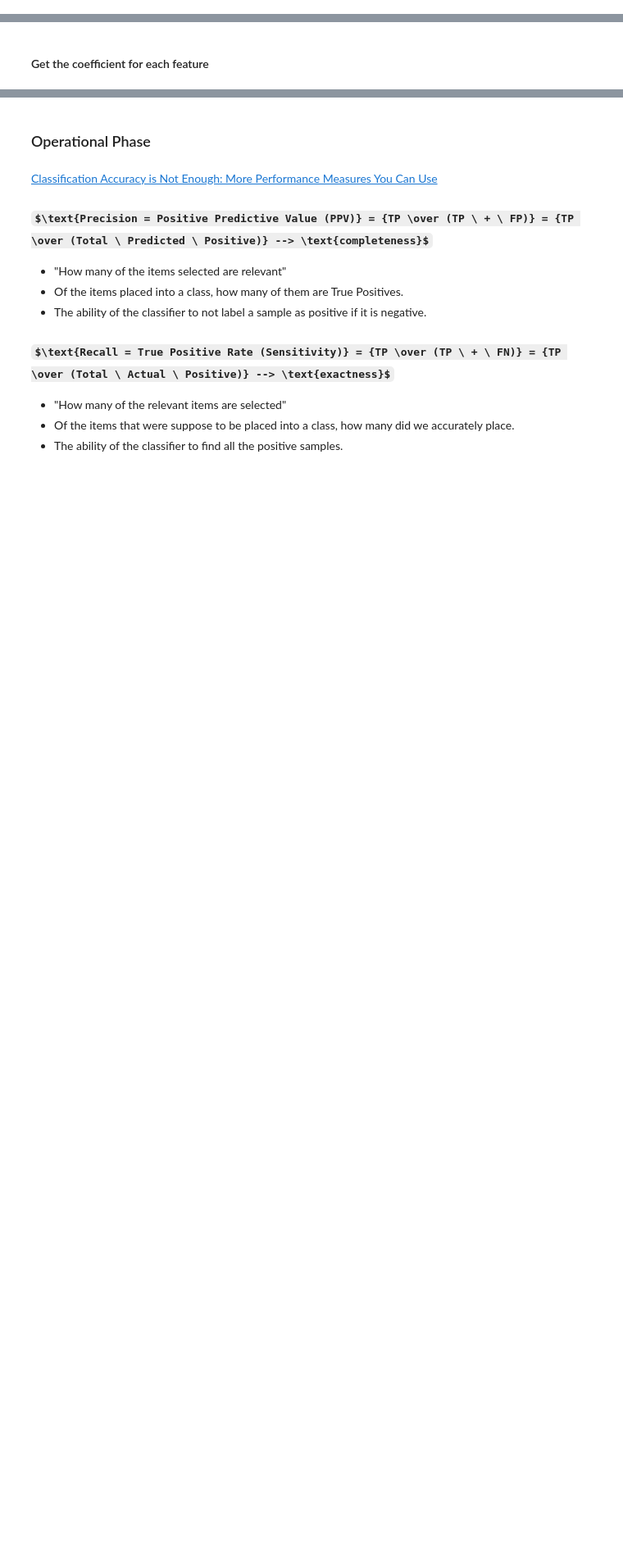
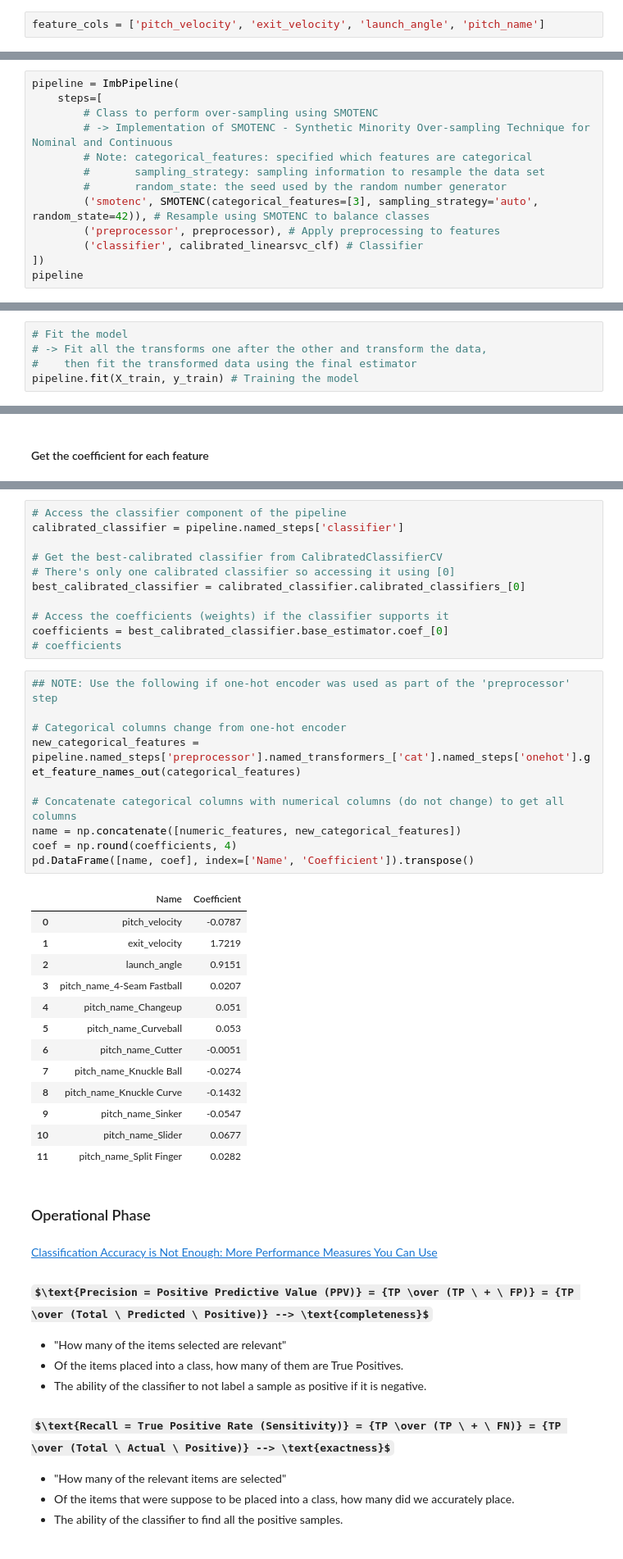
Before and after one commit to tweichle/Predicting-Baseball-Statistics, a Jupyter notebook: Classification/Support Vector Machine-Classification with Over-Sampling Implementation for Baseball Outcomes.ipynb, the cells around one changed output, grey strips where cells are left out. Shown at 82% size. Saved outputs shown, nothing was run; the diff lists cells and outputs as text; some formulas as TeX source; blank space fills up the shorter version.

```diff
--- a/Classification/Support Vector Machine-Classification with Over-Sampling Implementation for Baseball Outcomes.ipynb
+++ b/Classification/Support Vector Machine-Classification with Over-Sampling Implementation for Baseball Outcomes.ipynb
@@ -1105,3 +1109,5 @@ feature_cols = ['pitch_name_4-Seam Fastball', 'pitch_name_Changeup', 'pitch_name
+# %%
+feature_cols = ['pitch_velocity', 'exit_velocity', 'launch_angle', 'pitch_name']
 # %%
 # Create X and y
 X = all_MLB_teams2015_2017_new[feature_cols]
@@ -1180,0 +1328,13 @@ X_train_res, y_train_res = sm.fit_sample(X_train, y_train)
+# %%
+pipeline = ImbPipeline(
+    steps=[
+        # Class to perform over-sampling using SMOTENC
+        # -> Implementation of SMOTENC - Synthetic Minority Over-sampling Technique for Nominal and Continuous
+        # Note: categorical_features: specified which features are categorical
+        #       sampling_strategy: sampling information to resample the data set
+        #       random_state: the seed used by the random number generator
+        ('smotenc', SMOTENC(categorical_features=[3], sampling_strategy='auto', random_state=42)), # Resample using SMOTENC to balance classes
+        ('preprocessor', preprocessor), # Apply preprocessing to features
+        ('classifier', calibrated_linearsvc_clf) # Classifier
+])
+pipeline
@@ -1180,0 +1359,5 @@ X_train_res, y_train_res = sm.fit_sample(X_train, y_train)
+# %%
+# Fit the model
+# -> Fit all the transforms one after the other and transform the data,
+#    then fit the transformed data using the final estimator
+pipeline.fit(X_train, y_train) # Training the model
@@ -1276,3 +1437,38 @@ CalibratedClassifierCV(base_estimator=LinearSVC(C=1.0, class_weight=None,
+# %%
+# Access the classifier component of the pipeline
+calibrated_classifier = pipeline.named_steps['classifier']
+
+# Get the best-calibrated classifier from CalibratedClassifierCV
+# There's only one calibrated classifier so accessing it using [0]
+best_calibrated_classifier = calibrated_classifier.calibrated_classifiers_[0]
+
+# Access the coefficients (weights) if the classifier supports it
+coefficients = best_calibrated_classifier.base_estimator.coef_[0]
+# coefficients
+# %%
+## NOTE: Use the following if one-hot encoder was used as part of the 'preprocessor' step
+
+# Categorical columns change from one-hot encoder
+new_categorical_features = pipeline.named_steps['preprocessor'].named_transformers_['cat'].named_steps['onehot'].get_feature_names_out(categorical_features)
+
+# Concatenate categorical columns with numerical columns (do not change) to get all columns
+name = np.concatenate([numeric_features, new_categorical_features])
+coef = np.round(coefficients, 4)
+pd.DataFrame([name, coef], index=['Name', 'Coefficient']).transpose()
+# %% [output]
+|  | Name | Coefficient |
+| 0 | pitch_velocity | -0.0787 |
+| 1 | exit_velocity | 1.7219 |
+| 2 | launch_angle | 0.9151 |
+| 3 | pitch_name_4-Seam Fastball | 0.0207 |
+| 4 | pitch_name_Changeup | 0.051 |
+| 5 | pitch_name_Curveball | 0.053 |
+| 6 | pitch_name_Cutter | -0.0051 |
+| 7 | pitch_name_Knuckle Ball | -0.0274 |
+| 8 | pitch_name_Knuckle Curve | -0.1432 |
+| 9 | pitch_name_Sinker | -0.0547 |
+| 10 | pitch_name_Slider | 0.0677 |
+| 11 | pitch_name_Split Finger | 0.0282 |
 # %% [markdown]
 ### Operational Phase
 # %% [markdown]
```
Also changed, not shown: parts of 49 cells of this notebook.
